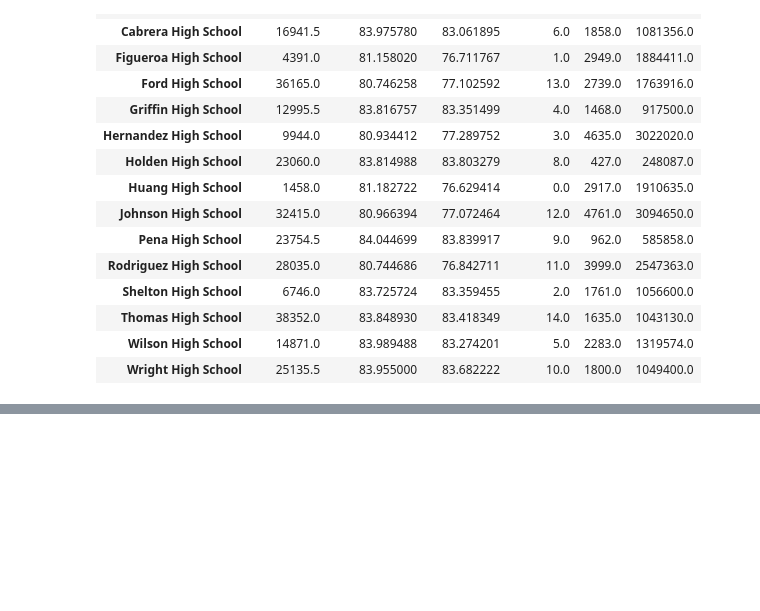
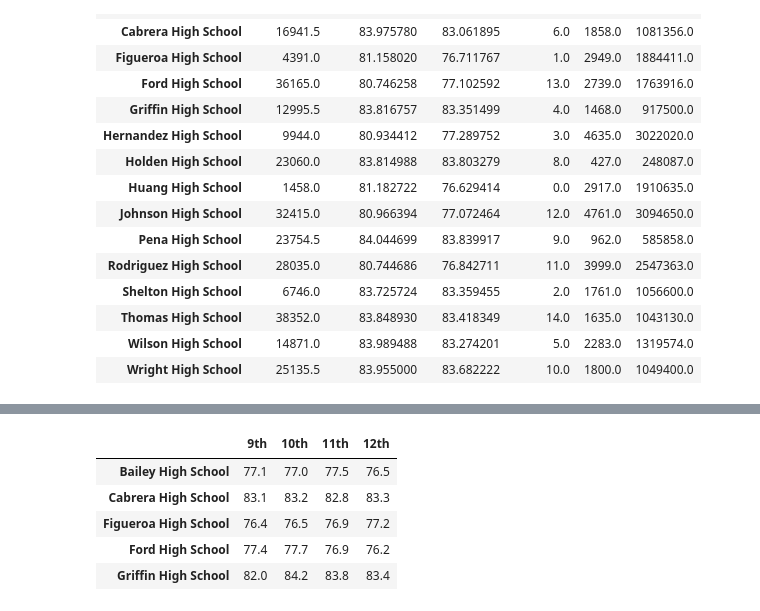
Before and after one commit to kelw-ky/School_District_Analysis, a Jupyter notebook: PyCitySchools.ipynb, the cells around one changed output, grey strips where cells are left out. Cells and saved outputs as stored; diff of their text form; code cells hidden in the pictures; blank space fills up the shorter version.

```diff
--- a/PyCitySchools.ipynb
+++ b/PyCitySchools.ipynb
@@ -659,0 +678,9 @@ bottom_schools.head()
+# %%
+# Group each grade level DataFrame by the school name for the average reading score.
+ninth_grade_reading_scores = ninth_graders.groupby(["school_name"]).mean()["reading_score"]
+
+tenth_grade_reading_scores = tenth_graders.groupby(["school_name"]).mean()["reading_score"]
+
+eleventh_grade_reading_scores = eleventh_graders.groupby(["school_name"]).mean()["reading_score"]
+
+twelfth_grade_reading_scores = twelfth_graders.groupby(["school_name"]).mean()["reading_score"]
@@ -659,0 +729,16 @@ bottom_schools.head()
+# %%
+# Combine each grade level Series for average math scores by school into a single DataFrame.
+reading_scores_by_grade = pd.DataFrame({
+               "9th": ninth_grade_reading_scores,
+               "10th": tenth_grade_reading_scores,
+               "11th": eleventh_grade_reading_scores,
+               "12th": twelfth_grade_reading_scores})
+
+math_scores_by_grade.head()
+# %% [output]
+|  | 9th | 10th | 11th | 12th |
+| Bailey High School | 77.1 | 77.0 | 77.5 | 76.5 |
+| Cabrera High School | 83.1 | 83.2 | 82.8 | 83.3 |
+| Figueroa High School | 76.4 | 76.5 | 76.9 | 77.2 |
+| Ford High School | 77.4 | 77.7 | 76.9 | 76.2 |
+| Griffin High School | 82.0 | 84.2 | 83.8 | 83.4 |
```
Also changed, not shown: parts of 5 cells of this notebook.
